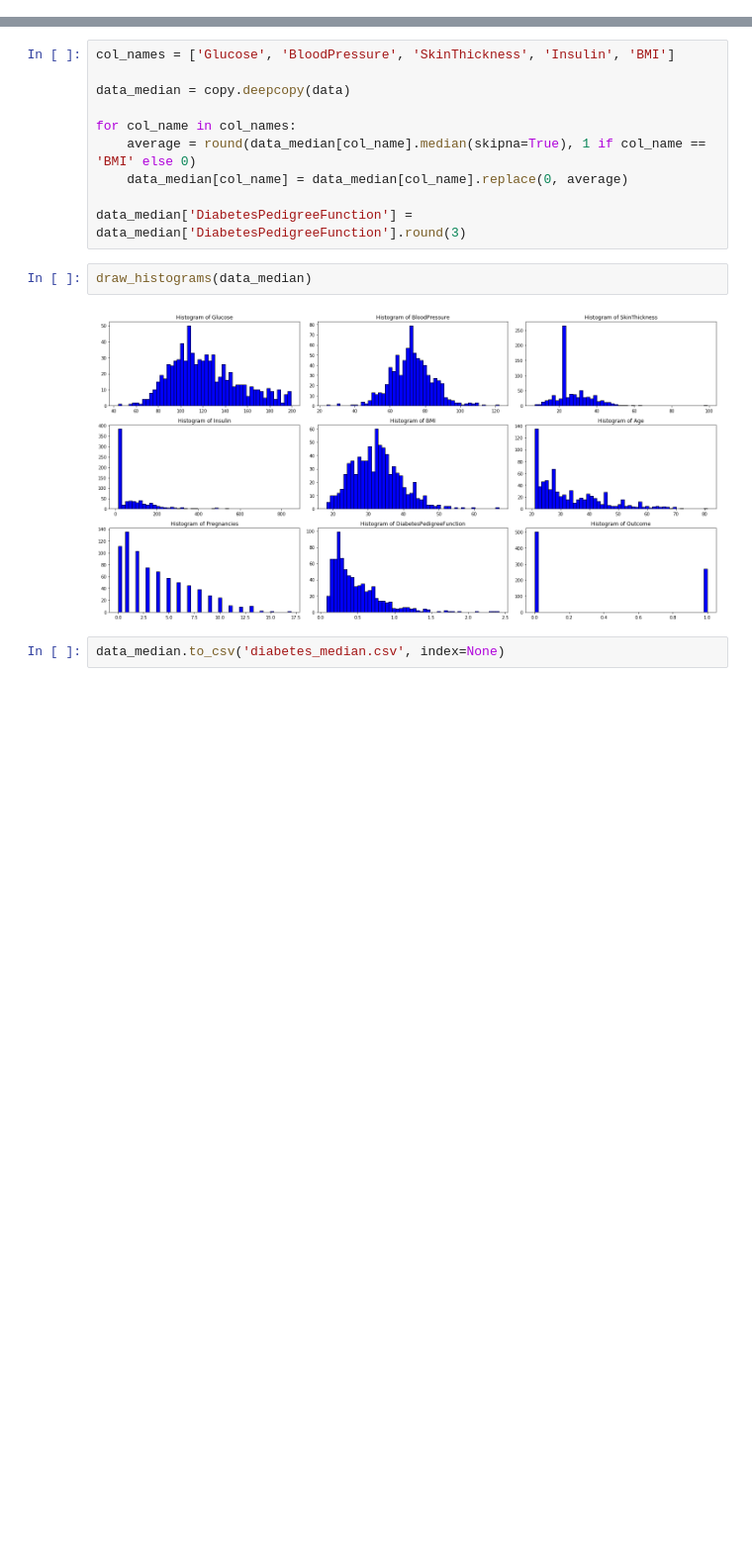
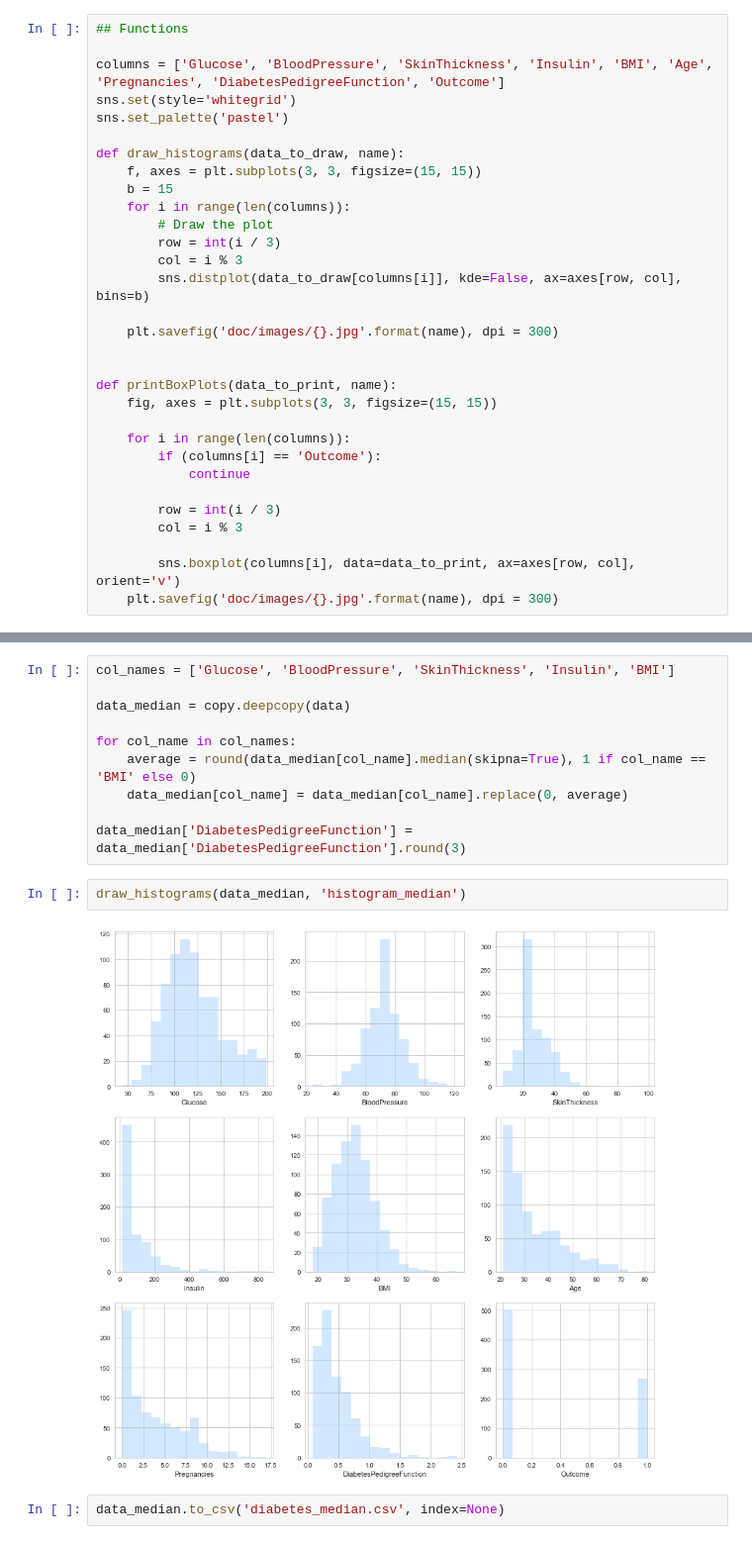
Before and after one commit to durden2/big_data_pk, a Jupyter notebook: Preprocessing.ipynb, the cells around one changed output, grey strips where cells are left out. Shown at 99% size. Drawn from its saved outputs; the diff is of its cells as text; blank space fills up the shorter version.

Commit message:
add preprocessing images

```diff
--- a/Preprocessing.ipynb
+++ b/Preprocessing.ipynb
@@ -38 +7,32 @@ def printBoxPlots(data_to_print):
+# %%
+## Functions
+
+columns = ['Glucose', 'BloodPressure', 'SkinThickness', 'Insulin', 'BMI', 'Age', 'Pregnancies', 'DiabetesPedigreeFunction', 'Outcome']
+sns.set(style='whitegrid')
+sns.set_palette('pastel')
+
+def draw_histograms(data_to_draw, name):
+    f, axes = plt.subplots(3, 3, figsize=(15, 15))
+    b = 15
+    for i in range(len(columns)):
+        # Draw the plot
+        row = int(i / 3)
+        col = i % 3
+        sns.distplot(data_to_draw[columns[i]], kde=False, ax=axes[row, col], bins=b)
+
+    plt.savefig('doc/images/{}.jpg'.format(name), dpi = 300)
+
+
+def printBoxPlots(data_to_print, name):
+    fig, axes = plt.subplots(3, 3, figsize=(15, 15))
+
+    for i in range(len(columns)):
+        if (columns[i] == 'Outcome'):
+            continue
+
+        row = int(i / 3)
+        col = i % 3
+
+        sns.boxplot(columns[i], data=data_to_print, ax=axes[row, col], orient='v')
+    plt.savefig('doc/images/{}.jpg'.format(name), dpi = 300)
 # %%
@@ -125,9 +132,9 @@ for col_name in col_names:
 
 data_median['DiabetesPedigreeFunction'] = data_median['DiabetesPedigreeFunction'].round(3)
 # %%
-draw_histograms(data_median)
+draw_histograms(data_median, 'histogram_median')
 # %% [output]
-[figure, old version]
+[figure, new version]
 # %%
 data_median.to_csv('diabetes_median.csv', index=None)
 # %% [markdown]
```
Also changed, not shown: parts of 13 cells of this notebook, 15 other files.
